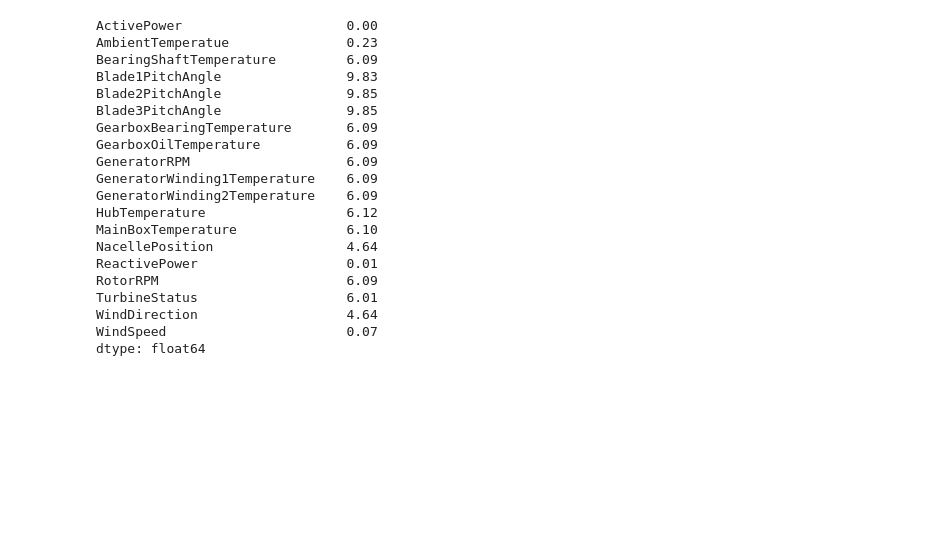
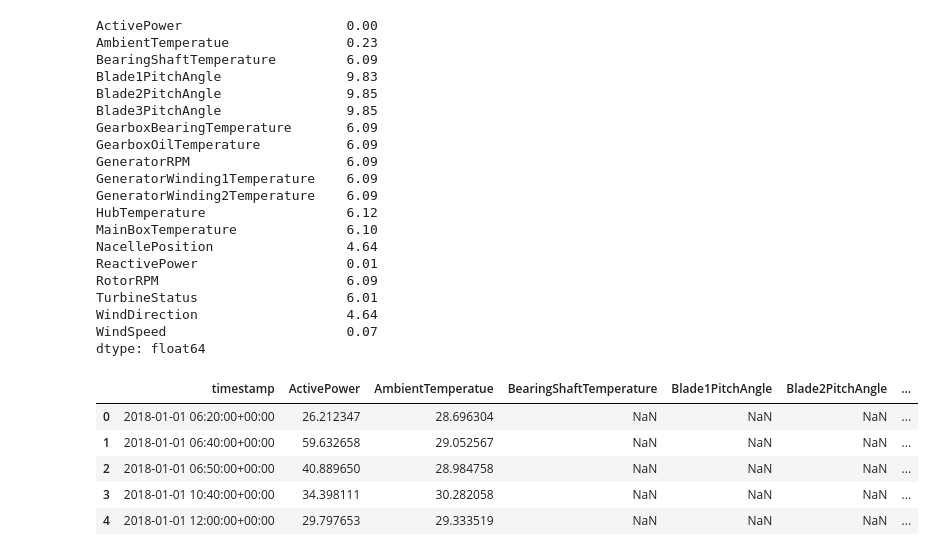
Before and after one commit to amithvardhan99/videos, a Jupyter notebook: Prediction of Renewable Energy Generation/notebook.ipynb, the cells around one changed output. Saved outputs shown, nothing was run; the diff lists cells and outputs as text; code cells hidden in the pictures; blank space fills up the shorter version.

```diff
--- a/Prediction of Renewable Energy Generation/notebook.ipynb
+++ b/Prediction of Renewable Energy Generation/notebook.ipynb
@@ -110,3 +111,14 @@ TurbineStatus                   6.01
 WindDirection                   4.64
 WindSpeed                       0.07
 dtype: float64
+# %%
+df_5 = df_4.reset_index()
+df_5 = df_5.rename(columns={"Unnamed: 0":"timestamp"})
+df_5.head()
+# %% [output]
+|  | timestamp | ActivePower | AmbientTemperatue | BearingShaftTemperature | Blade1PitchAngle | Blade2PitchAngle | ... |
+| 0 | 2018-01-01 06:20:00+00:00 | 26.212347 | 28.696304 | NaN | NaN | NaN | ... |
+| 1 | 2018-01-01 06:40:00+00:00 | 59.632658 | 29.052567 | NaN | NaN | NaN | ... |
+| 2 | 2018-01-01 06:50:00+00:00 | 40.889650 | 28.984758 | NaN | NaN | NaN | ... |
+| 3 | 2018-01-01 10:40:00+00:00 | 34.398111 | 30.282058 | NaN | NaN | NaN | ... |
+| 4 | 2018-01-01 12:00:00+00:00 | 29.797653 | 29.333519 | NaN | NaN | NaN | ... |
```
Also changed, not shown: parts of 4 cells of this notebook.
